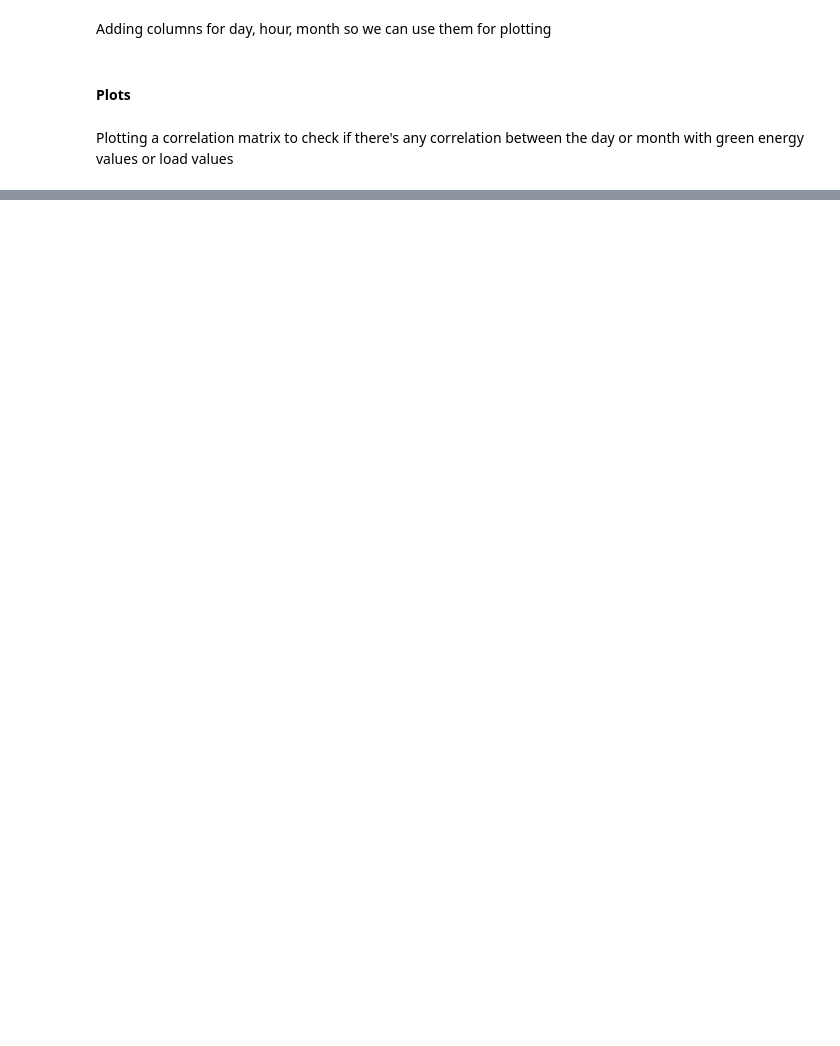
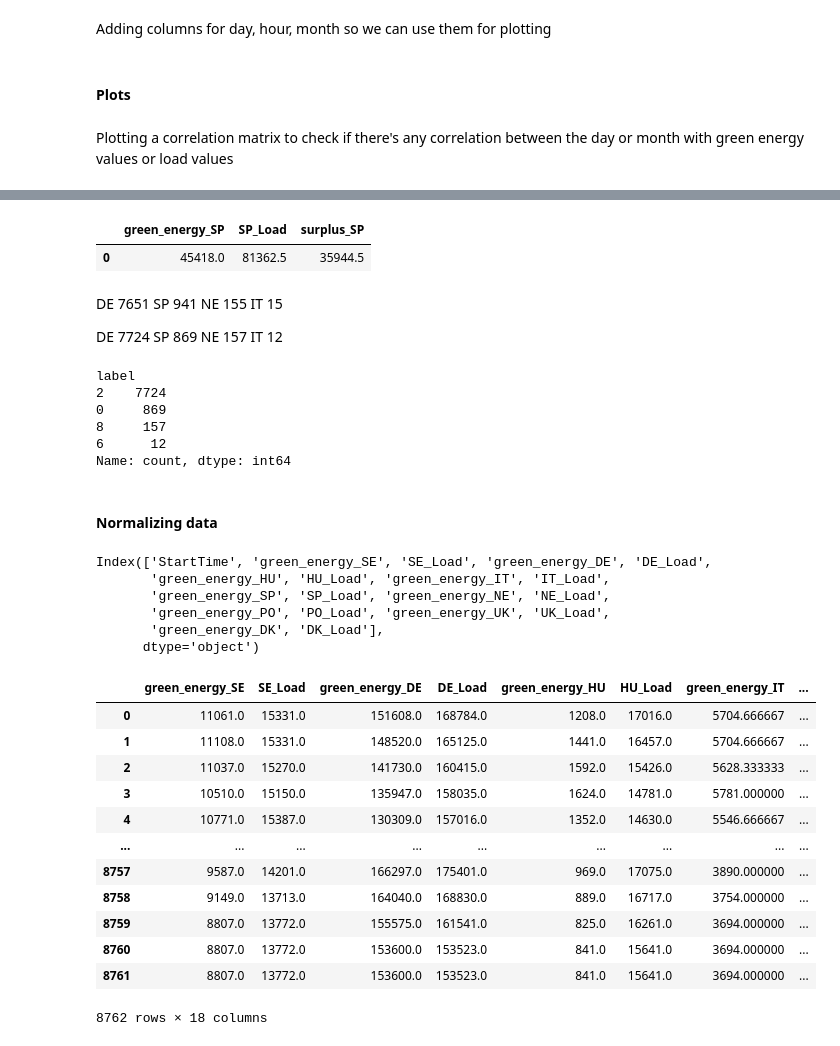
Before and after one commit to s-matke/eco-forecast, a Jupyter notebook: src/clean_data.ipynb, the cells around one changed output, grey strips where cells are left out. Cells and saved outputs as stored; diff of their text form; code cells hidden in the pictures; blank space fills up the shorter version.

Commit message:
data processing completed, model training done needs to be impl in model_training.py

```diff
--- a/src/clean_data.ipynb
+++ b/src/clean_data.ipynb
@@ -173,0 +339,70 @@ plt.show()
+# %%
+df.loc[:0, ['green_energy_SP', 'SP_Load', 'surplus_SP']]
+# %% [output]
+|  | green_energy_SP | SP_Load | surplus_SP |
+| 0 | 45418.0 | 81362.5 | 35944.5 |
+# %% [markdown]
+DE    7651
+SP     941
+NE     155
+IT      15
+
+DE    7724
+SP     869
+NE     157
+IT      12
+# %%
+df['max_surplus_country'].value_counts()
+df['label'] = df['max_surplus_country']
+# %%
+region_code_dict = {
+    "SP": 0,
+    "UK": 1,
+    "DE": 2,
+    "DK": 3,
+    "SE": 4,
+    "HU": 5,
+    "IT": 6,
+    "PO": 7,
+    "NE": 8
+}
+# %%
+df['label'].replace(region_code_dict, inplace=True)
+# %%
+df['label'].value_counts()
+# %% [output]
+label
+2    7724
+0     869
+8     157
+6      12
+Name: count, dtype: int64
+# %% [markdown]
+#### Normalizing data
+# %%
+df.columns
+# %% [output]
+Index(['StartTime', 'green_energy_SE', 'SE_Load', 'green_energy_DE', 'DE_Load',
+       'green_energy_HU', 'HU_Load', 'green_energy_IT', 'IT_Load',
+       'green_energy_SP', 'SP_Load', 'green_energy_NE', 'NE_Load',
+       'green_energy_PO', 'PO_Load', 'green_energy_UK', 'UK_Load',
+       'green_energy_DK', 'DK_Load'],
+      dtype='object')
+# %%
+x = df.drop(['StartTime'], axis=1)
+# %%
+x
+# %% [output]
+|  | green_energy_SE | SE_Load | green_energy_DE | DE_Load | green_energy_HU | HU_Load | green_energy_IT | ... |
+| 0 | 11061.0 | 15331.0 | 151608.0 | 168784.0 | 1208.0 | 17016.0 | 5704.666667 | ... |
+| 1 | 11108.0 | 15331.0 | 148520.0 | 165125.0 | 1441.0 | 16457.0 | 5704.666667 | ... |
+| 2 | 11037.0 | 15270.0 | 141730.0 | 160415.0 | 1592.0 | 15426.0 | 5628.333333 | ... |
+| 3 | 10510.0 | 15150.0 | 135947.0 | 158035.0 | 1624.0 | 14781.0 | 5781.000000 | ... |
+| 4 | 10771.0 | 15387.0 | 130309.0 | 157016.0 | 1352.0 | 14630.0 | 5546.666667 | ... |
+| ... | ... | ... | ... | ... | ... | ... | ... | ... |
+| 8757 | 9587.0 | 14201.0 | 166297.0 | 175401.0 | 969.0 | 17075.0 | 3890.000000 | ... |
+| 8758 | 9149.0 | 13713.0 | 164040.0 | 168830.0 | 889.0 | 16717.0 | 3754.000000 | ... |
+| 8759 | 8807.0 | 13772.0 | 155575.0 | 161541.0 | 825.0 | 16261.0 | 3694.000000 | ... |
+| 8760 | 8807.0 | 13772.0 | 153600.0 | 153523.0 | 841.0 | 15641.0 | 3694.000000 | ... |
+| 8761 | 8807.0 | 13772.0 | 153600.0 | 153523.0 | 841.0 | 15641.0 | 3694.000000 | ... |
+8762 rows × 18 columns
```
Also changed, not shown: parts of 37 cells of this notebook, 9 other files.
